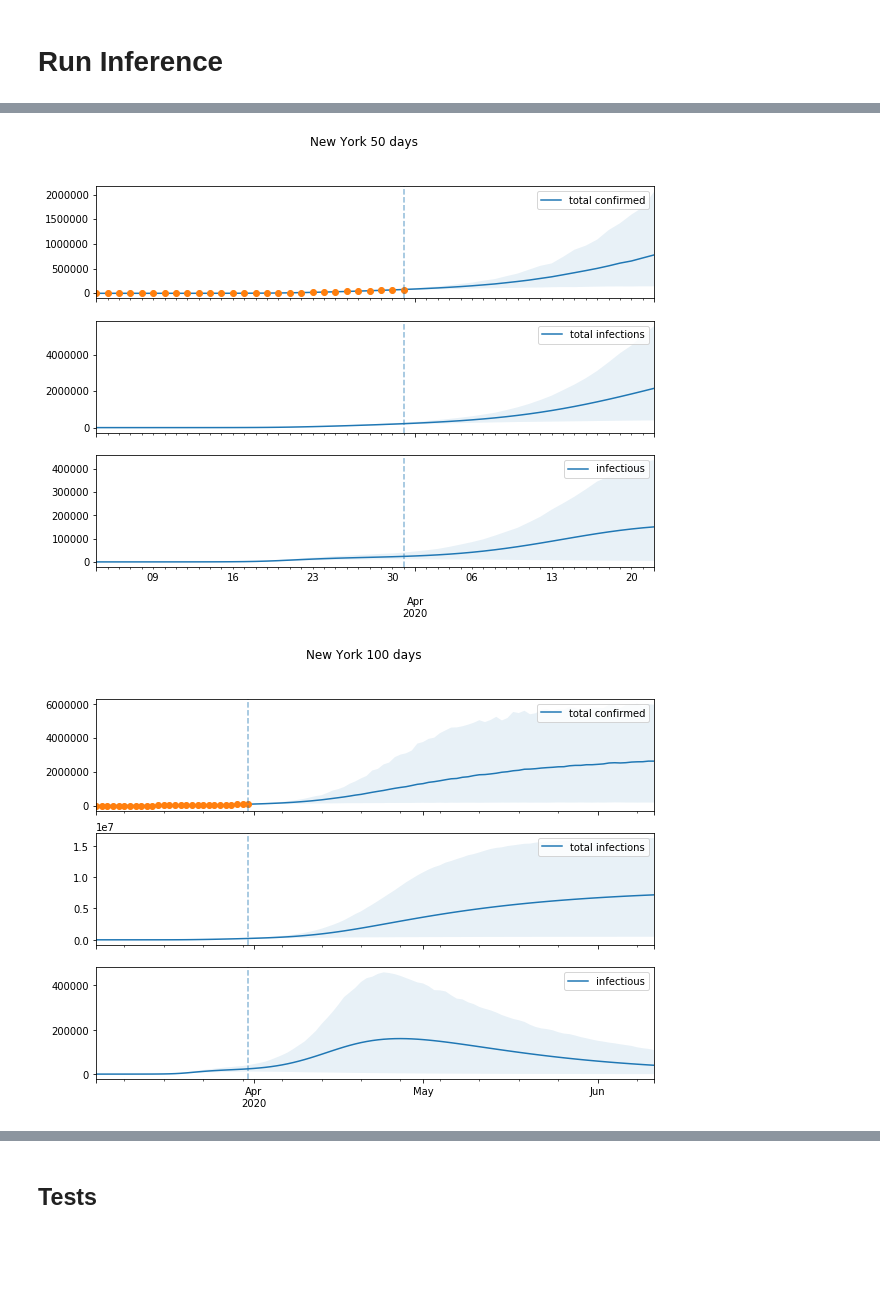
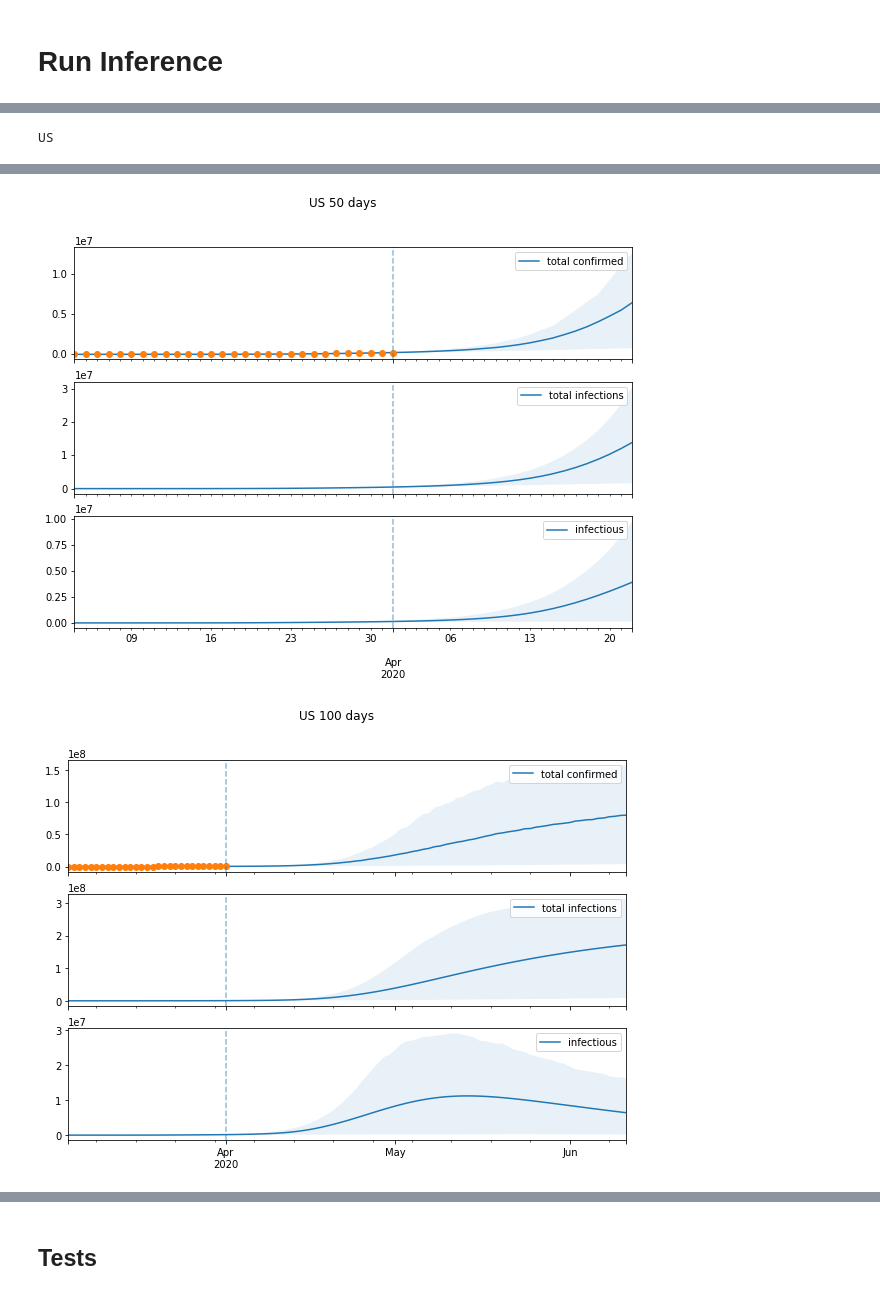
Before and after one commit to dsheldon/covid, a Jupyter notebook: SIR.ipynb, the cells around one changed output, grey strips where cells are left out. Drawn from its saved outputs; the diff is of its cells as text; code cells hidden in the pictures; blank space fills up the shorter version.

```diff
--- a/SIR.ipynb
+++ b/SIR.ipynb
@@ -30,9 +28,9 @@ save = True
 
 #places = state_data.keys()
 #places = ['Italy', 'US', 'WA', 'NY', 'MA']
-places = ['NY']
+#places = ['NY']
 #places = ['US']
-#places = ['ID']
+places = ['US']
 
 for place in places:
 
@@ -49,7 +47,7 @@ for place in places:
         'N': N,
         'T': T,
         'drift_scale': 2e-1,
-        'det_conc': 10,
+        'det_conc': 50,
     }
 
 #     args = {
@@ -88,8 +86,10 @@ for place in places:
     post_pred_samples = post_pred(PRNGKey(2), T_future=100, **args)
 
     if save:
-        save_samples(place,
-                     prior_samples,
-                     mcmc_samples,
-                     post_pred_samples)
+        util.save_samples(place,
+                         prior_samples,
+                         mcmc_samples,
+                         post_pred_samples)
+
+        util.write_summary(place, mcmc)
 # %% [output]
@@ -120,23 +120,23 @@ data = dict(world_data, **state_data)  # all data
 start = '2020-03-04'
 #places = ['Italy', 'US', 'WA', 'NY', 'MA']
 #places = ['ID']
-places = ['NY']
+#places = ['NY']
 #places = state_data.keys()
+#places = ['AK']
+places = ['US']
 
 save = True
 
 for place in places:
 
+    print(place)
     confirmed = data[place]['data'].confirmed[start:]
     start_ = confirmed.index.min()
 
     T = len(confirmed)
-    N = pop[place]
+    N = data[place]['pop']
 
-    try:
-        prior_samples, mcmc_samples, post_pred_samples = load_samples(place)
-    except:
-        continue
+    prior_samples, mcmc_samples, post_pred_samples = util.load_samples(place)
 
     # Inspect and Save Results
     for scale in ['log', 'lin']:
@@ -155,11 +155,17 @@ for place in places:
 
             [a.axvline(confirmed.index.max(), linestyle='--', alpha=0.5) for a in ax]
 
-            plt.suptitle(f'{place_names[place]} {T} days ')
+            name = data[place]['name']
+            plt.suptitle(f'{name} {T} days ')
 
             if scale == 'log':
-                [a.set_ylim(bottom=1) for a in ax]
-                [a.set_yscale('log') for a in ax]
+                for a in ax:
+                    a.set_yscale('log')
+
+                    # Don't display below 1
+                    bottom, top = a.get_ylim()
+                    bottom = 1 if bottom < 1 else bottom
+                    a.set_ylim(bottom=bottom)
 
             if save:
                 filename = f'vis/{place}_predictive_scale_{scale}_T_{T}.png'
@@ -185,3 +191,4 @@ for place in places:
     plt.title(place)
     plt.show()
 # %% [output]
+US
@@ -192,2 +199,2 @@ for place in places:
-[figure, old version]
+[figure, new version]
-[figure, old version]
+[figure, new version]
```
Also changed, not shown: parts of 11 cells of this notebook, 1 other file.
